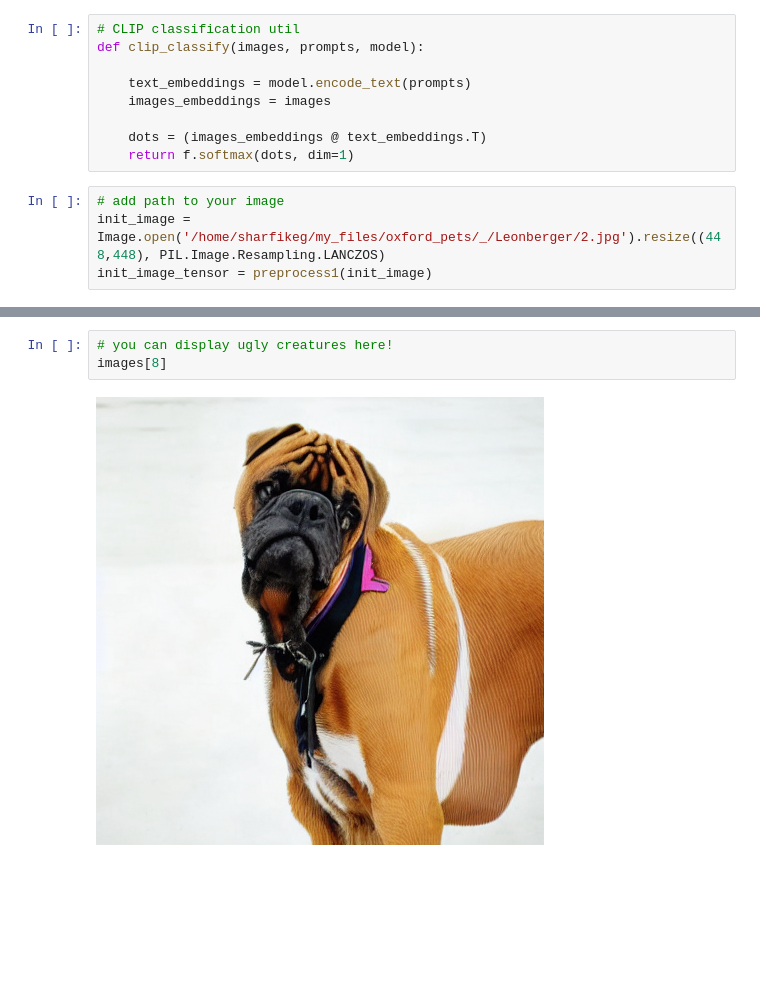
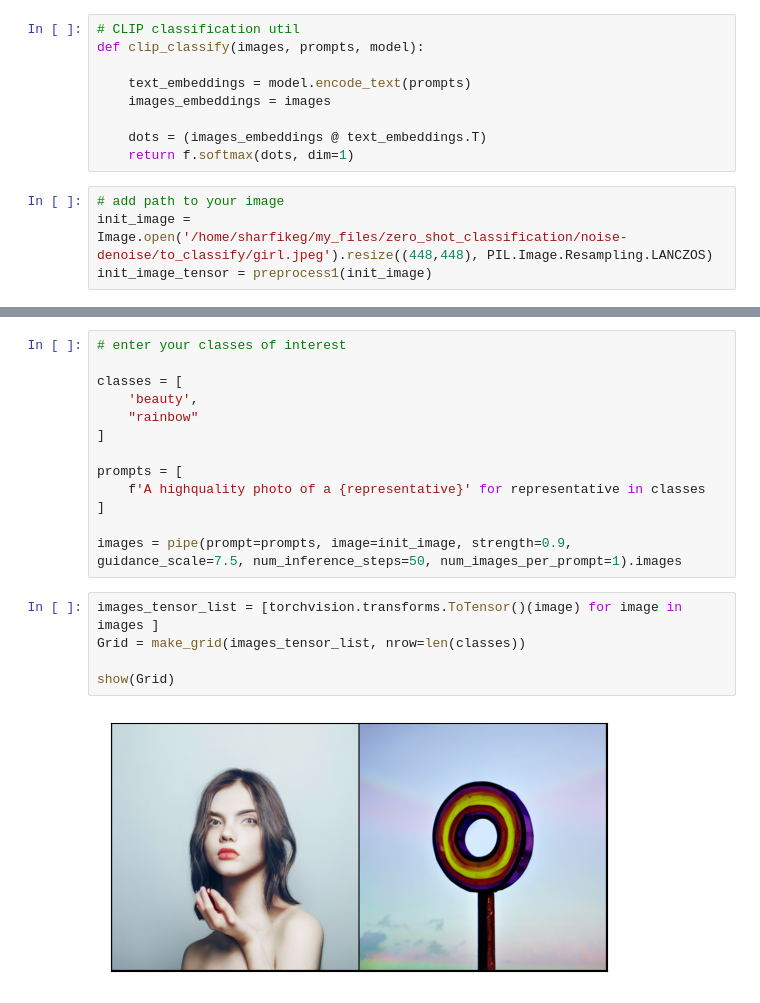
Before and after one commit to gracious-patience/zero_shot_diff_class, a Jupyter notebook: noise-denoise/try_it.ipynb, the cells around one changed output, grey strips where cells are left out. Drawn from its saved outputs; the diff is of its cells as text; blank space fills up the shorter version.

```diff
--- a/noise-denoise/try_it.ipynb
+++ b/noise-denoise/try_it.ipynb
@@ -72,6 +79,6 @@ def clip_classify(images, prompts, model):
     return f.softmax(dots, dim=1)
 # %%
 # add path to your image
-init_image = Image.open('/home/sharfikeg/my_files/oxford_pets/_/Leonberger/2.jpg').resize((448,448), PIL.Image.Resampling.LANCZOS)
+init_image = Image.open('/home/sharfikeg/my_files/zero_shot_classification/noise-denoise/to_classify/girl.jpeg').resize((448,448), PIL.Image.Resampling.LANCZOS)
 init_image_tensor = preprocess1(init_image)
 # %% [output]
@@ -115,7 +86,22 @@ images = pipe(prompt=prompts, image=init_image, strength=0.6, guidance_scale=7.5
-# %%
-# you can display ugly creatures here!
-images[8]
-# %% [output]
-[figure, removed]
+# %%
+# enter your classes of interest
+
+classes = [
+    'beauty',
+    "rainbow"
+]
+
+prompts = [
+    f'A highquality photo of a {representative}' for representative in classes
+]
+
+images = pipe(prompt=prompts, image=init_image, strength=0.9, guidance_scale=7.5, num_inference_steps=50, num_images_per_prompt=1).images
+# %%
+images_tensor_list = [torchvision.transforms.ToTensor()(image) for image in images ]
+Grid = make_grid(images_tensor_list, nrow=len(classes))
+
+show(Grid)
+# %% [output]
+[figure, added]
 # %%
 # set 'answer' variable to 1 if you want to see the classification results
```
Also changed, not shown: parts of 5 cells of this notebook, 1 other file.
